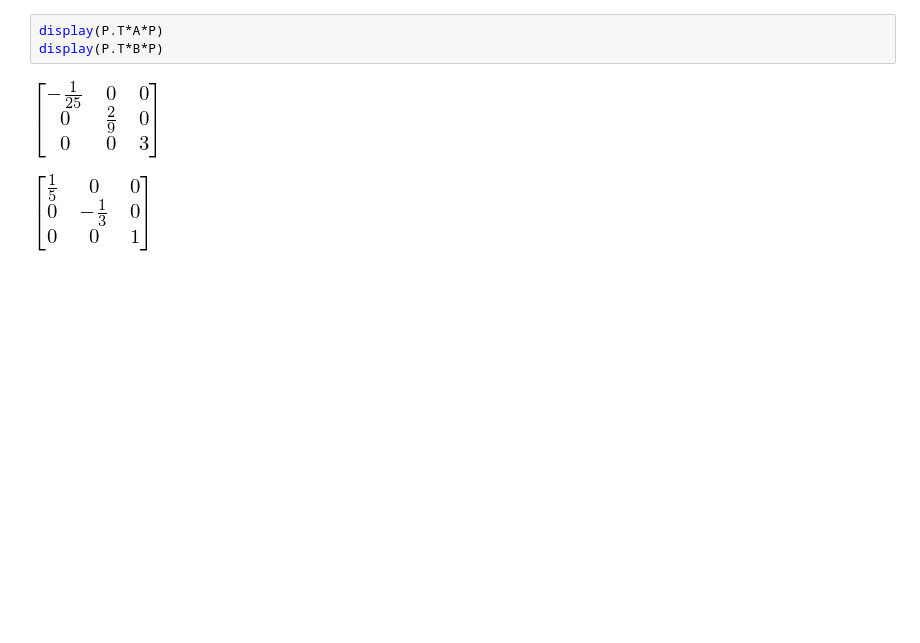
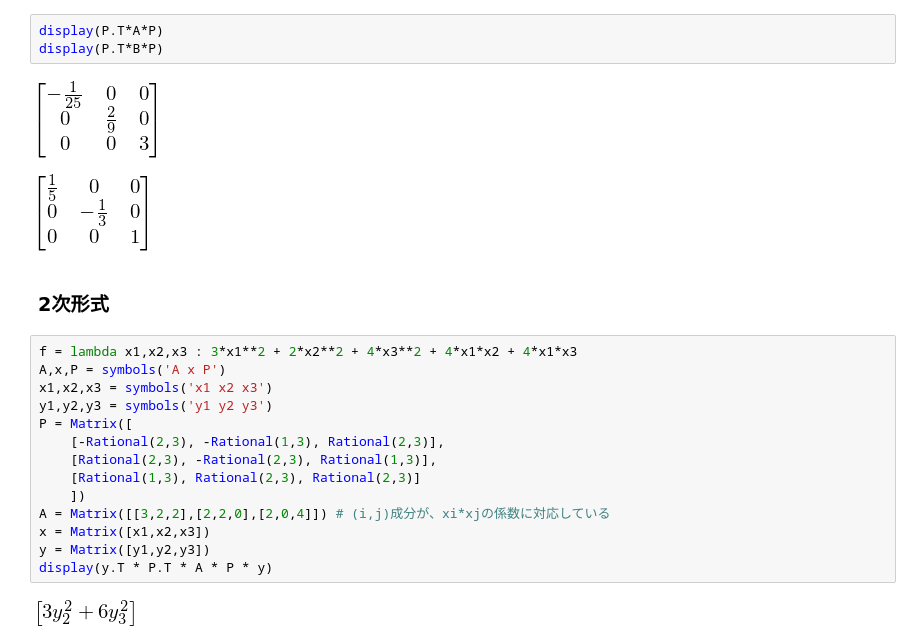
Before and after one commit to iPolyomino/nyon, a Jupyter notebook: week5/exam_17_1.ipynb, the cells around one changed output. Drawn from its saved outputs; the diff is of its cells as text; blank space fills up the shorter version.

```diff
--- a/week5/exam_17_1.ipynb
+++ b/week5/exam_17_1.ipynb
@@ -96,3 +98,21 @@ display(P.T*B*P)
 # %% [output]
 [figure]
 [figure]
+# %% [markdown]
+### 2次形式
+# %%
+f = lambda x1,x2,x3 : 3*x1**2 + 2*x2**2 + 4*x3**2 + 4*x1*x2 + 4*x1*x3
+A,x,P = symbols('A x P')
+x1,x2,x3 = symbols('x1 x2 x3')
+y1,y2,y3 = symbols('y1 y2 y3')
+P = Matrix([
+    [-Rational(2,3), -Rational(1,3), Rational(2,3)],
+    [Rational(2,3), -Rational(2,3), Rational(1,3)],
+    [Rational(1,3), Rational(2,3), Rational(2,3)]
+    ])
+A = Matrix([[3,2,2],[2,2,0],[2,0,4]]) # (i,j)成分が、xi*xjの係数に対応している
+x = Matrix([x1,x2,x3])
+y = Matrix([y1,y2,y3])
+display(y.T * P.T * A * P * y)
+# %% [output]
+[figure, added]
```
Also changed, not shown: parts of 6 cells of this notebook.
